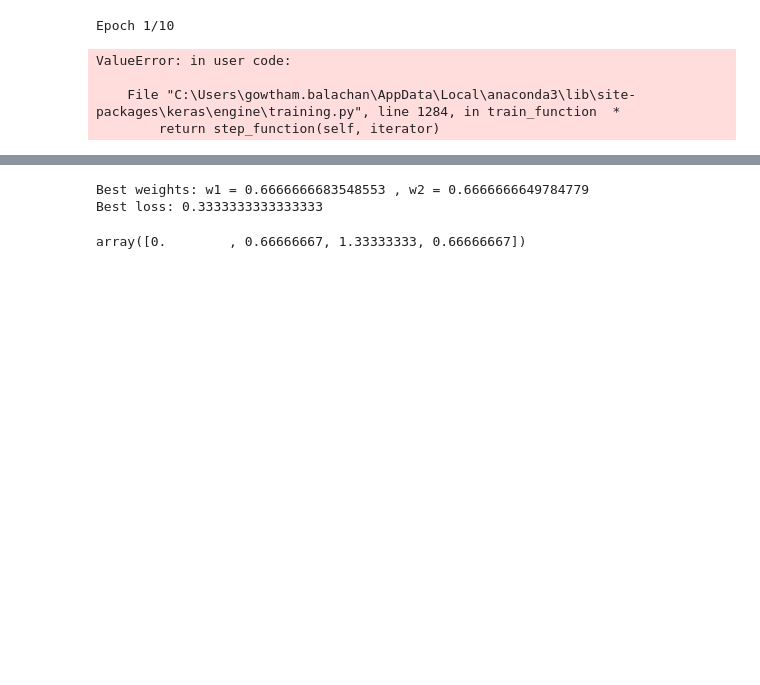
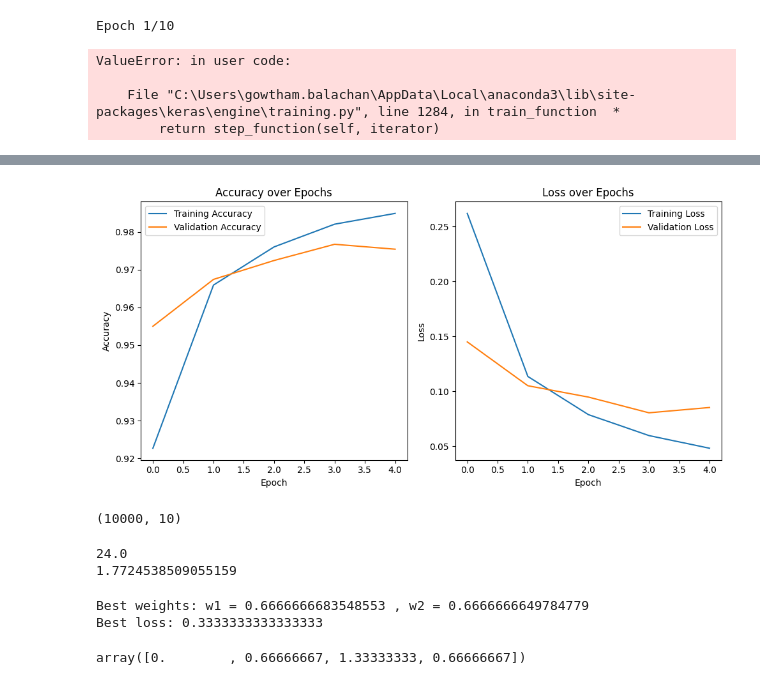
Before and after one commit to gowthambalachandhiran/GenAI, a Jupyter notebook: 6. Neural Networks/TF_Keras_V3.ipynb, the cells around one changed output, grey strips where cells are left out. Saved outputs shown, nothing was run; the diff lists cells and outputs as text; code cells hidden in the pictures; blank space fills up the shorter version.

```diff
--- a/6. Neural Networks/TF_Keras_V3.ipynb
+++ b/6. Neural Networks/TF_Keras_V3.ipynb
@@ -591,6 +524,6 @@ model.compile(loss='sparse_categorical_crossentropy',
 )
 
 # Train the model
-model.fit(X_train, Y_train, epochs=5, batch_size=64, validation_data=(X_test, Y_test))
+history = model.fit(X_train, Y_train, epochs=5, batch_size=64, validation_data=(X_test, Y_test))
 # %% [output]
 Epoch 1/5
@@ -607,3 +545,53 @@ Epoch 5/5
+# %%
+import matplotlib.pyplot as plt
+
+# Assuming 'history' is the History object returned by model.fit()
+if hasattr(history, 'history'):
+    history_dict = history.history
+    if 'accuracy' in history_dict and 'val_accuracy' in history_dict:
+        plt.figure(figsize=(10, 5))
+        plt.subplot(1, 2, 1)
+        plt.plot(history_dict['accuracy'], label='Training Accuracy')
+        plt.plot(history_dict['val_accuracy'], label='Validation Accuracy')
+        plt.title('Accuracy over Epochs')
+        plt.xlabel('Epoch')
+        plt.ylabel('Accuracy')
+        plt.legend()
+
+    if 'loss' in history_dict and 'val_loss' in history_dict:
+        plt.subplot(1, 2, 2)
+        plt.plot(history_dict['loss'], label='Training Loss')
+        plt.plot(history_dict['val_loss'], label='Validation Loss')
+        plt.title('Loss over Epochs')
+        plt.xlabel('Epoch')
+        plt.ylabel('Loss')
+        plt.legend()
+
+    plt.tight_layout()
+    plt.show()
+else:
+    print("The 'history' object does not seem to have a 'history' attribute.")
+# %% [output]
+[figure, added]
+# %%
+y_test.shape
+# %% [output]
+(10000, 10)
+# %%
+from scipy.special import gamma
+
+# Calculate gamma(5) which is equal to (5-1)! = 4! = 24
+result = gamma(5)
+print(result)
+# Expected Output: 24.0
+
+# Calculate gamma(0.5) which is equal to sqrt(pi)
+result = gamma(0.5)
+print(result)
+# Expected Output: 1.7724538509055159
+# %% [output]
+24.0
+1.7724538509055159
 # %%
 import numpy as np
 # %%
```
Also changed, not shown: parts of 35 cells of this notebook.
